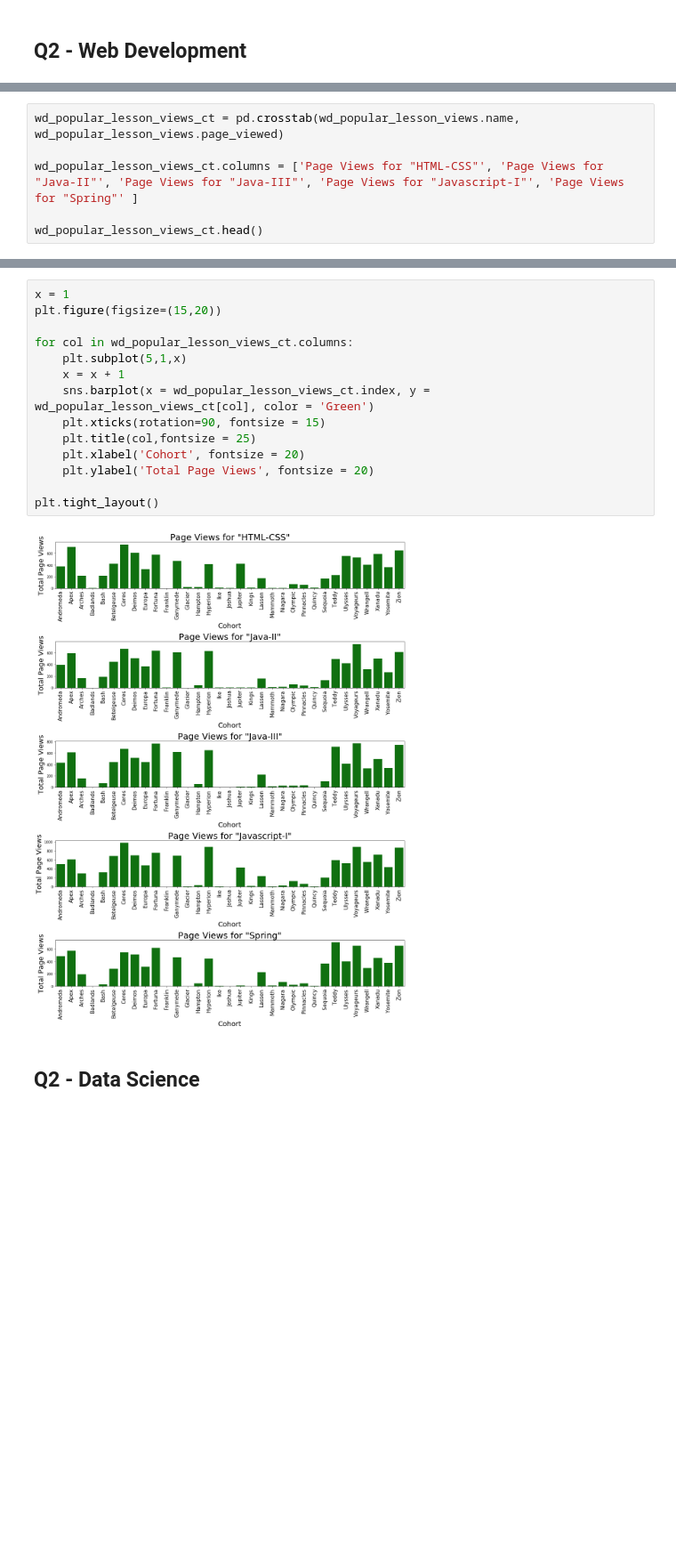
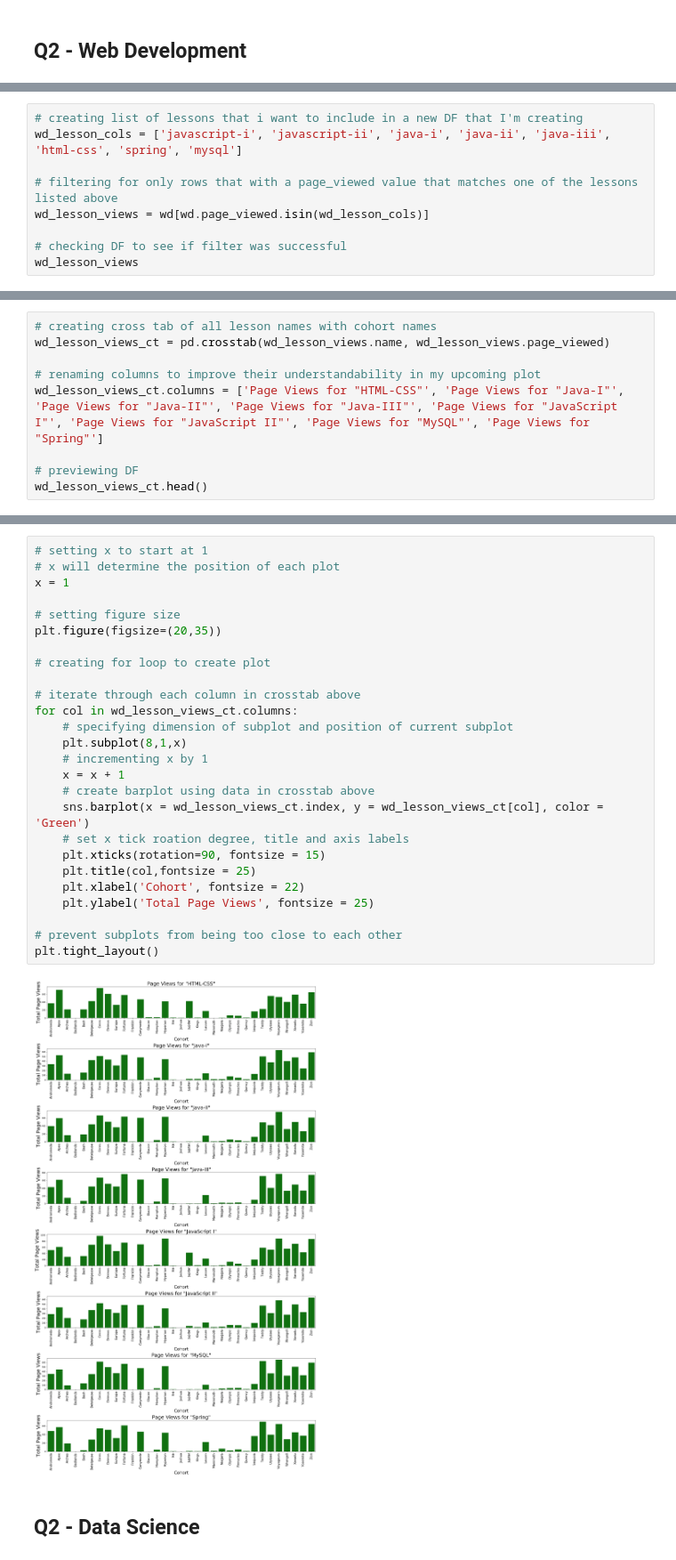
Before and after one commit to SamuelD-Data/anomaly-detection-project, a Jupyter notebook: anomaly_detection_project_notebook.ipynb, the cells around one changed output, grey strips where cells are left out. Shown at 89% size. Drawn from its saved outputs; the diff is of its cells as text; blank space fills up the shorter version.

```diff
--- a/anomaly_detection_project_notebook.ipynb
+++ b/anomaly_detection_project_notebook.ipynb
@@ -312,0 +287,9 @@ wd_popular_lesson_views
+# %%
+# creating list of lessons that i want to include in a new DF that I'm creating
+wd_lesson_cols = ['javascript-i', 'javascript-ii', 'java-i', 'java-ii', 'java-iii', 'html-css', 'spring', 'mysql']
+
+# filtering for only rows that with a page_viewed value that matches one of the lessons listed above
+wd_lesson_views = wd[wd.page_viewed.isin(wd_lesson_cols)]
+
+# checking DF to see if filter was successful
+wd_lesson_views
@@ -313,7 +311,10 @@ wd_popular_lesson_views
 # %%
-wd_popular_lesson_views_ct = pd.crosstab(wd_popular_lesson_views.name, wd_popular_lesson_views.page_viewed)
+# creating cross tab of all lesson names with cohort names
+wd_lesson_views_ct = pd.crosstab(wd_lesson_views.name, wd_lesson_views.page_viewed)
 
-wd_popular_lesson_views_ct.columns = ['Page Views for "HTML-CSS"', 'Page Views for "Java-II"', 'Page Views for "Java-III"', 'Page Views for "Javascript-I"', 'Page Views for "Spring"' ]
+# renaming columns to improve their understandability in my upcoming plot
+wd_lesson_views_ct.columns = ['Page Views for "HTML-CSS"', 'Page Views for "Java-I"', 'Page Views for "Java-II"', 'Page Views for "Java-III"', 'Page Views for "JavaScript I"', 'Page Views for "JavaScript II"', 'Page Views for "MySQL"', 'Page Views for "Spring"']
 
-wd_popular_lesson_views_ct.head()
+# previewing DF
+wd_lesson_views_ct.head()
 # %% [output]
@@ -327,19 +328,31 @@ wd_popular_lesson_views_ct.head()
 # %%
+# setting x to start at 1
+# x will determine the position of each plot
 x = 1
-plt.figure(figsize=(15,20))
 
-for col in wd_popular_lesson_views_ct.columns:
-    plt.subplot(5,1,x)
+# setting figure size
+plt.figure(figsize=(20,35))
+
+# creating for loop to create plot
+
+# iterate through each column in crosstab above
+for col in wd_lesson_views_ct.columns:
+    # specifying dimension of subplot and position of current subplot
+    plt.subplot(8,1,x)
+    # incrementing x by 1
     x = x + 1
-    sns.barplot(x = wd_popular_lesson_views_ct.index, y = wd_popular_lesson_views_ct[col], color = 'Green')
+    # create barplot using data in crosstab above
+    sns.barplot(x = wd_lesson_views_ct.index, y = wd_lesson_views_ct[col], color = 'Green')
+    # set x tick roation degree, title and axis labels
     plt.xticks(rotation=90, fontsize = 15)
     plt.title(col,fontsize = 25)
-    plt.xlabel('Cohort', fontsize = 20)
-    plt.ylabel('Total Page Views', fontsize = 20)
+    plt.xlabel('Cohort', fontsize = 22)
+    plt.ylabel('Total Page Views', fontsize = 25)
 
+# prevent subplots from being too close to each other
 plt.tight_layout()
 # %% [output]
-[figure, old version]
+[figure, new version]
 # %% [markdown]
 ## Q2 - Data Science
 # %%
```
Also changed, not shown: parts of 50 cells of this notebook.
